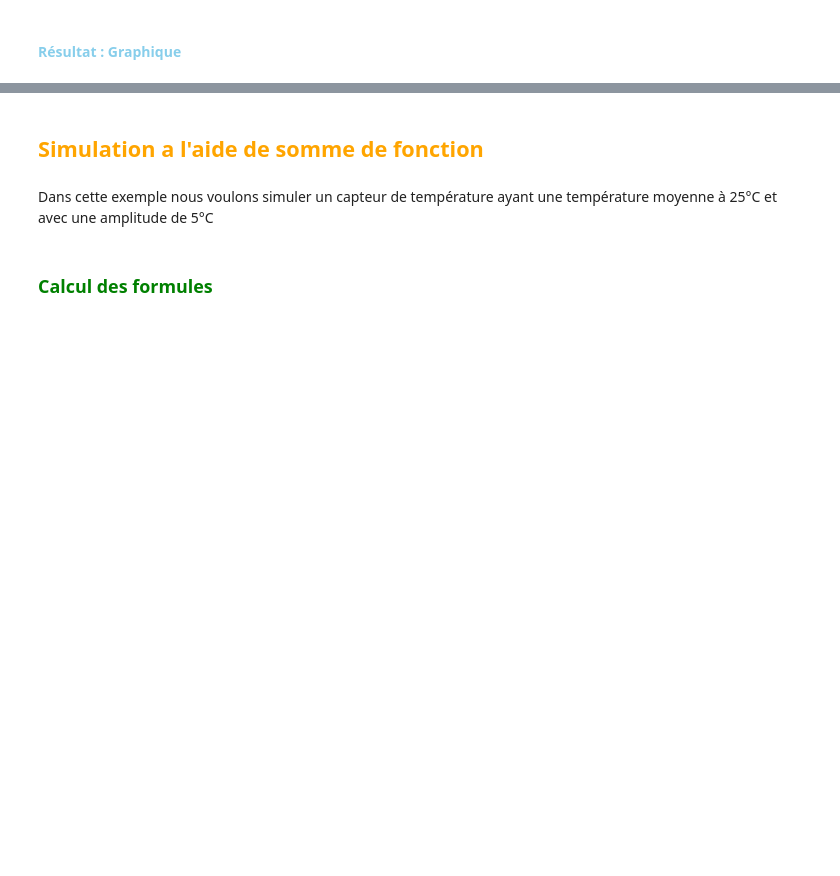
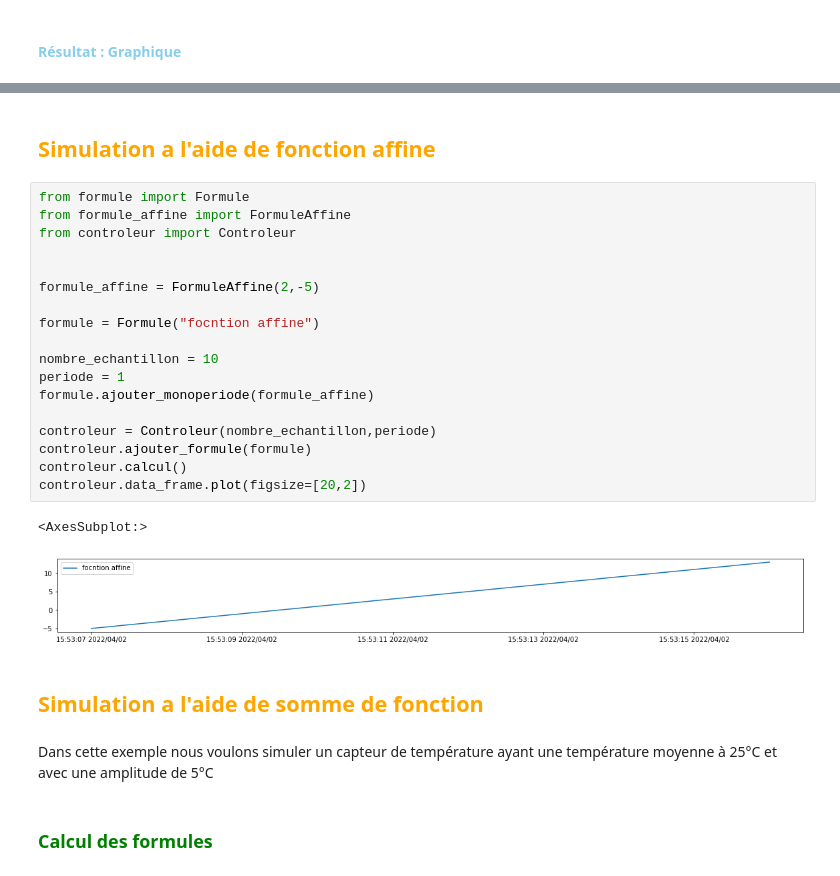
Before and after one commit to Energisse/Generateur-numerique, a Jupyter notebook: generateur numerique.ipynb, the cells around one changed output, grey strips where cells are left out. Saved outputs shown, nothing was run; the diff lists cells and outputs as text; blank space fills up the shorter version.

Commit message:
Correction et afout de la fonction affine

```diff
--- a/generateur numerique.ipynb
+++ b/generateur numerique.ipynb
@@ -103,3 +103,26 @@ controleur.data_frame.plot(figsize=[20,2])
+# %% [markdown]
+<h2 style="color:orange">Simulation a l'aide de fonction affine
+# %%
+from formule import Formule
+from formule_affine import FormuleAffine
+from controleur import Controleur
+
+
+formule_affine = FormuleAffine(2,-5)
+
+formule = Formule("focntion affine")
+
+nombre_echantillon = 10
+periode = 1
+formule.ajouter_monoperiode(formule_affine)
+
+controleur = Controleur(nombre_echantillon,periode)
+controleur.ajouter_formule(formule)
+controleur.calcul()
+controleur.data_frame.plot(figsize=[20,2])
+# %% [output]
+<AxesSubplot:>
+[figure, added]
 # %% [markdown]
 <h2 style="color:orange">Simulation a l'aide de somme de fonction
 # %% [markdown]
```
Also changed, not shown: parts of 8 cells of this notebook, 1 other file.
